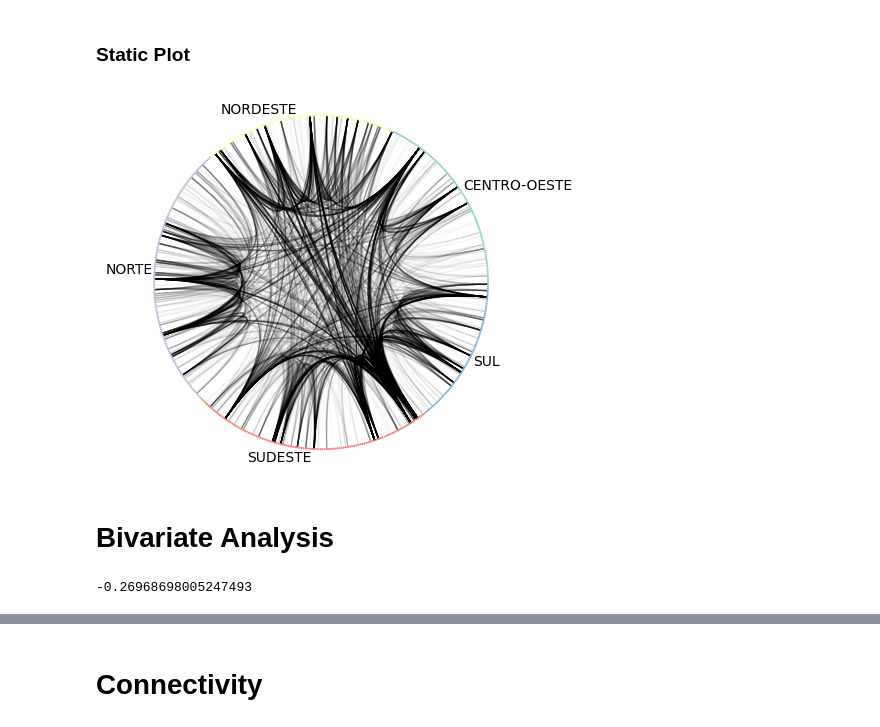
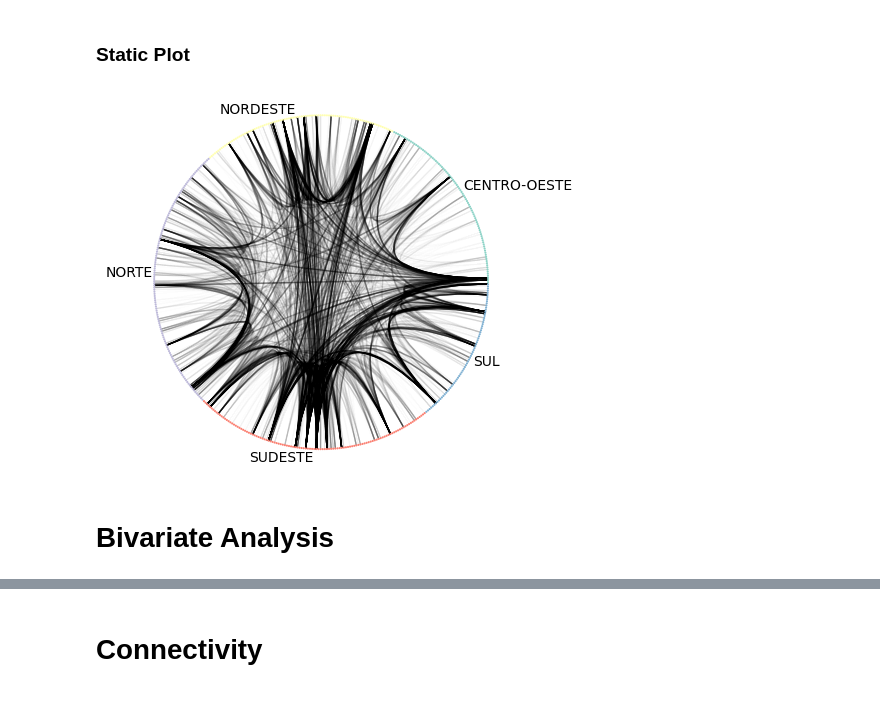
Before and after one commit to andre-meneses/small-worlds, a Jupyter notebook: Project_U2P1.ipynb, the cells around one changed output, grey strips where cells are left out. Saved outputs shown, nothing was run; the diff lists cells and outputs as text; code cells hidden in the pictures.

```diff
--- a/Project_U2P1.ipynb
+++ b/Project_U2P1.ipynb
@@ -75,0 +96,6 @@ G = nx.read_graphml(file_path)
+# %%
+file_path_graphml = "air_traffic.graphml"
+file_path_csv     = "airports.csv"
+# %%
+airports_graph   = nx.read_graphml(file_path_graphml)
+airports_dataset = pd.read_csv(file_path_csv)
@@ -75,0 +106,5 @@ G = nx.read_graphml(file_path)
+# %%
+brazilian_flights_nodes = [node for node, data in airports_graph.nodes(data=True) if data.get("country") == "BRASIL"]
+brazilian_flights_graph = airports_graph.subgraph(brazilian_flights_nodes)
+
+brazilian_flights_dataset = airports_dataset.query("country == 'BRASIL'").reset_index(drop=True)
@@ -252,16 +360,17 @@ fig.show()
 # %% [markdown]
 ### Static Plot
 # %%
-ax = nv.circos(brazil_subgraph,
-               group_by="region",
-               node_color_by="region",
-               edge_alpha_by="flight_count"
+ax = nv.circos(
+  brazilian_flights_graph,
+  group_by="region",
+  node_color_by="region",
+  edge_alpha_by="flight_count"
 )
-annotate.circos_group(brazil_subgraph, group_by="region")
+annotate.circos_group(brazilian_flights_graph, group_by="region")
 
 # Display graph
 plt.show()
 # %% [output]
-[figure, old version]
+[figure, new version]
 # %% [markdown]
 # Bivariate Analysis
@@ -270,7 +377,3 @@ assortativity = nx.degree_assortativity_coefficient(G)
-# %%
-assortativity
-# %% [output]
--0.26968698005247493
 # %%
 network_degrees = pd.DataFrame()
 # %%
```
Also changed, not shown: parts of 58 cells of this notebook.
